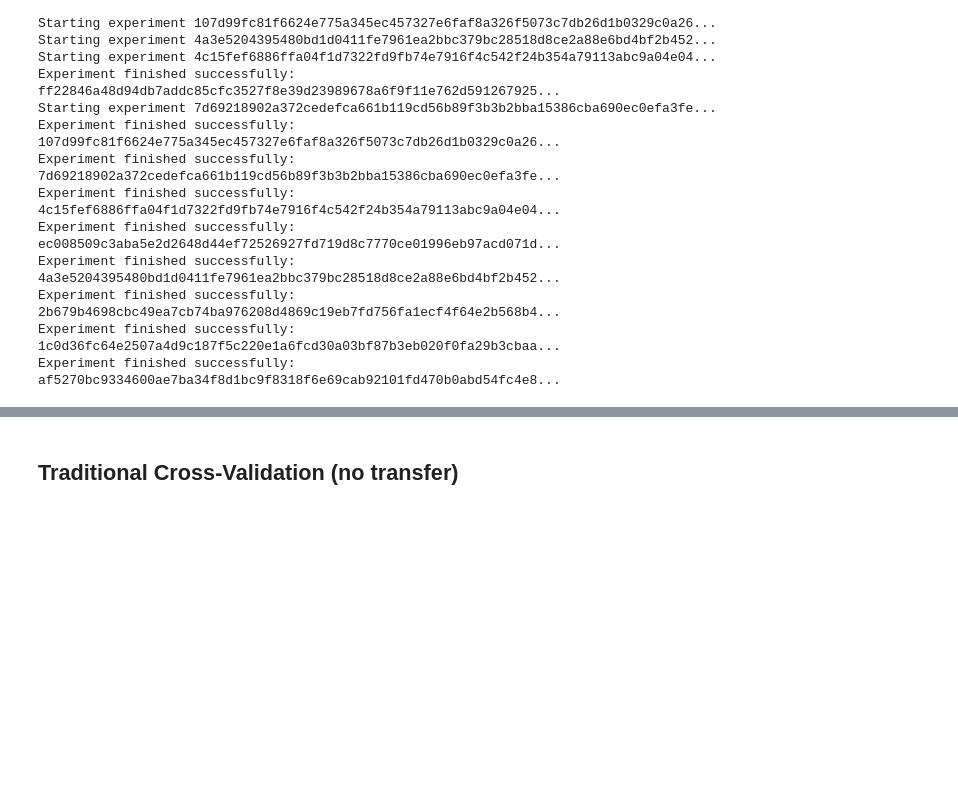
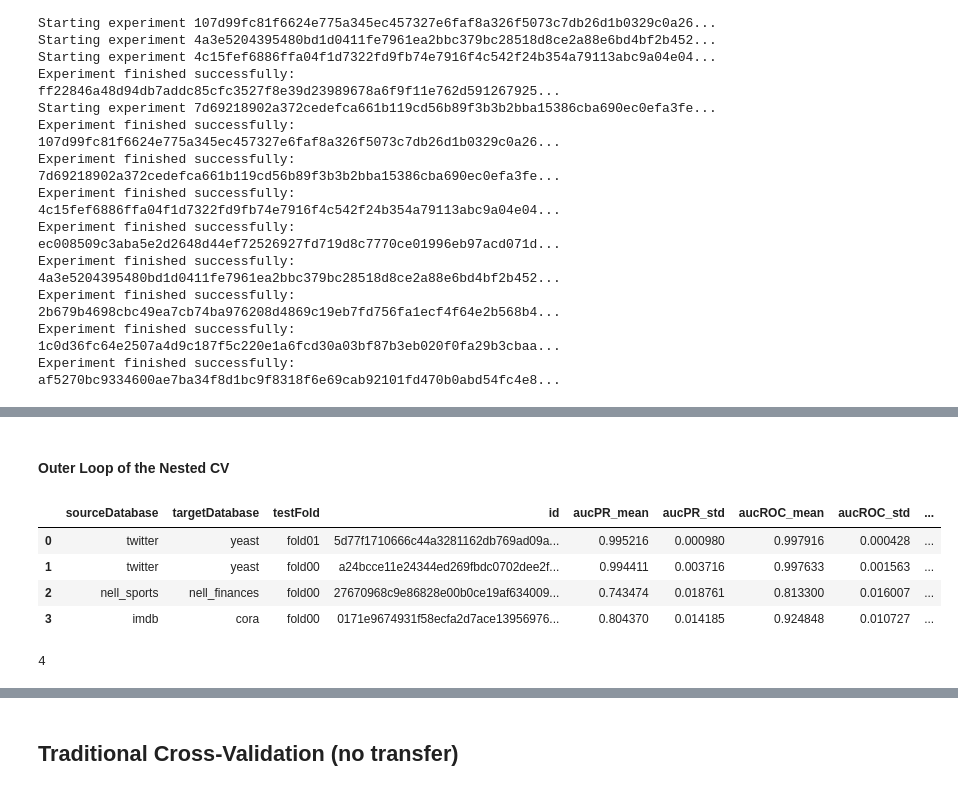
Before and after one commit to cainafigueiredo/util-brdn, a Jupyter notebook: oneUtilityAlphaPerDomainWithWarmUp/experiments.ipynb, the cells around one changed output, grey strips where cells are left out. Saved outputs shown, nothing was run; the diff lists cells and outputs as text; code cells hidden in the pictures; blank space fills up the shorter version.

```diff
--- a/oneUtilityAlphaPerDomainWithWarmUp/experiments.ipynb
+++ b/oneUtilityAlphaPerDomainWithWarmUp/experiments.ipynb
@@ -692,0 +941,2 @@ print(skippedExperiments)
+# %%
+experimentsRunningMode = "parallel" # Either "parallel" or "sequential"
@@ -692,0 +1007,67 @@ print(skippedExperiments)
+# %% [markdown]
+#### **Outer Loop of the Nested CV**
+# %%
+# Finding best hyperparameters
+experimentsBasePath = "./experiments/crossValidationWithTestSet"
+experimentsPathList = [os.path.dirname(path) for path in glob(f"{experimentsBasePath}/*/metrics.json")]
+resultsJSON = {"metrics": [], "settings": []}
+for experimentPath in tqdm(experimentsPathList):
+    with open(f"{experimentPath}/metrics.json") as metricsFile:
+        metricsJSON = json.load(metricsFile)["transferLearning"]
+    with open(f"{experimentPath}/setting.json") as settingFile:
+        settingJSON = json.load(settingFile)
+    resultsJSON["metrics"].append(metricsJSON)
+    resultsJSON["settings"].append(settingJSON)
+# %%
+metricsDF = pd.json_normalize(resultsJSON["metrics"]).astype(float)
+columnsAUCROC = [column for column in metricsDF.columns if "aucROC" in column]
+columnsAUCPR = [column for column in metricsDF.columns if "aucPR" in column]
+metricsDF["aucPR_mean"] = metricsDF[columnsAUCPR].mean(axis = 1)
+metricsDF["aucPR_std"] = metricsDF[columnsAUCPR].std(axis = 1)
+metricsDF["aucROC_mean"] = metricsDF[columnsAUCROC].mean(axis = 1)
+metricsDF["aucROC_std"] = metricsDF[columnsAUCROC].std(axis = 1)
+metricsDF["cvIterations"] = metricsDF[columnsAUCROC].notna().sum(axis = 1)
+metricsDF = metricsDF[["aucPR_mean", "aucPR_std", "aucROC_mean", "aucROC_std", "cvIterations"]]
+
+settingsDF = pd.DataFrame(data = resultsJSON["settings"])
+settingsDF["sourceDatabase"] = settingsDF["sourceDatabase"].apply(lambda data: os.path.basename(data["path"]))
+settingsDF["targetDatabase"] = settingsDF["targetDatabase"].apply(lambda data: os.path.basename(data["path"]))
+
+resultsDF = pd.concat([metricsDF, settingsDF], axis = 1)
+# %%
+bestResultsDF = resultsDF.sort_values(
+    ["sourceDatabase", "targetDatabase", "testFold", "aucPR_mean"],
+    ascending = False
+)
+bestResultsDF = bestResultsDF.drop_duplicates(
+    subset = ["sourceDatabase", "targetDatabase", "testFold"],
+    keep = "first"
+)
+bestResultsDF = bestResultsDF.set_index(["sourceDatabase", "targetDatabase", "testFold"])
+bestResultsDF = bestResultsDF[["id", "aucPR_mean", "aucPR_std", "aucROC_mean", "aucROC_std", "cvIterations"]]
+bestResultsDF = bestResultsDF.reset_index()
+bestResultsDF
+# %% [output]
+|  | sourceDatabase | targetDatabase | testFold | id | aucPR_mean | aucPR_std | aucROC_mean | aucROC_std | ... |
+| 0 | twitter | yeast | fold01 | 5d77f1710666c44a3281162db769ad09a... | 0.995216 | 0.000980 | 0.997916 | 0.000428 | ... |
+| 1 | twitter | yeast | fold00 | a24bcce11e24344ed269fbdc0702dee2f... | 0.994411 | 0.003716 | 0.997633 | 0.001563 | ... |
+| 2 | nell_sports | nell_finances | fold00 | 27670968c9e86828e00b0ce19af634009... | 0.743474 | 0.018761 | 0.813300 | 0.016007 | ... |
+| 3 | imdb | cora | fold00 | 0171e9674931f58ecfa2d7ace13956976... | 0.804370 | 0.014185 | 0.924848 | 0.010727 | ... |
+# %%
+experimentsToRun = []
+for i in bestResultsDF.index:
+    row = bestResultsDF.loc[i]
+    experimentId = row["id"]
+    sourceDatabase = row["sourceDatabase"]
+    targetDatabase = row["targetDatabase"]
+    testFold = row["testFold"]
+    with open(f"{experimentsBasePath}/{experimentId}/setting.json") as f:
+        experimentDict = json.load(f)
+        experimentDict["path"] = os.path.join(
+            experimentDict["path"], "outerLoopNestedCV", f"{sourceDatabase}_{targetDatabase}", testFold
+        )
+        experimentsToRun.append(experimentDict)
+totalExperiments = len(experimentsToRun)
+totalExperiments
+# %% [output]
+4
```
Also changed, not shown: parts of 15 cells of this notebook, 3 other files.
